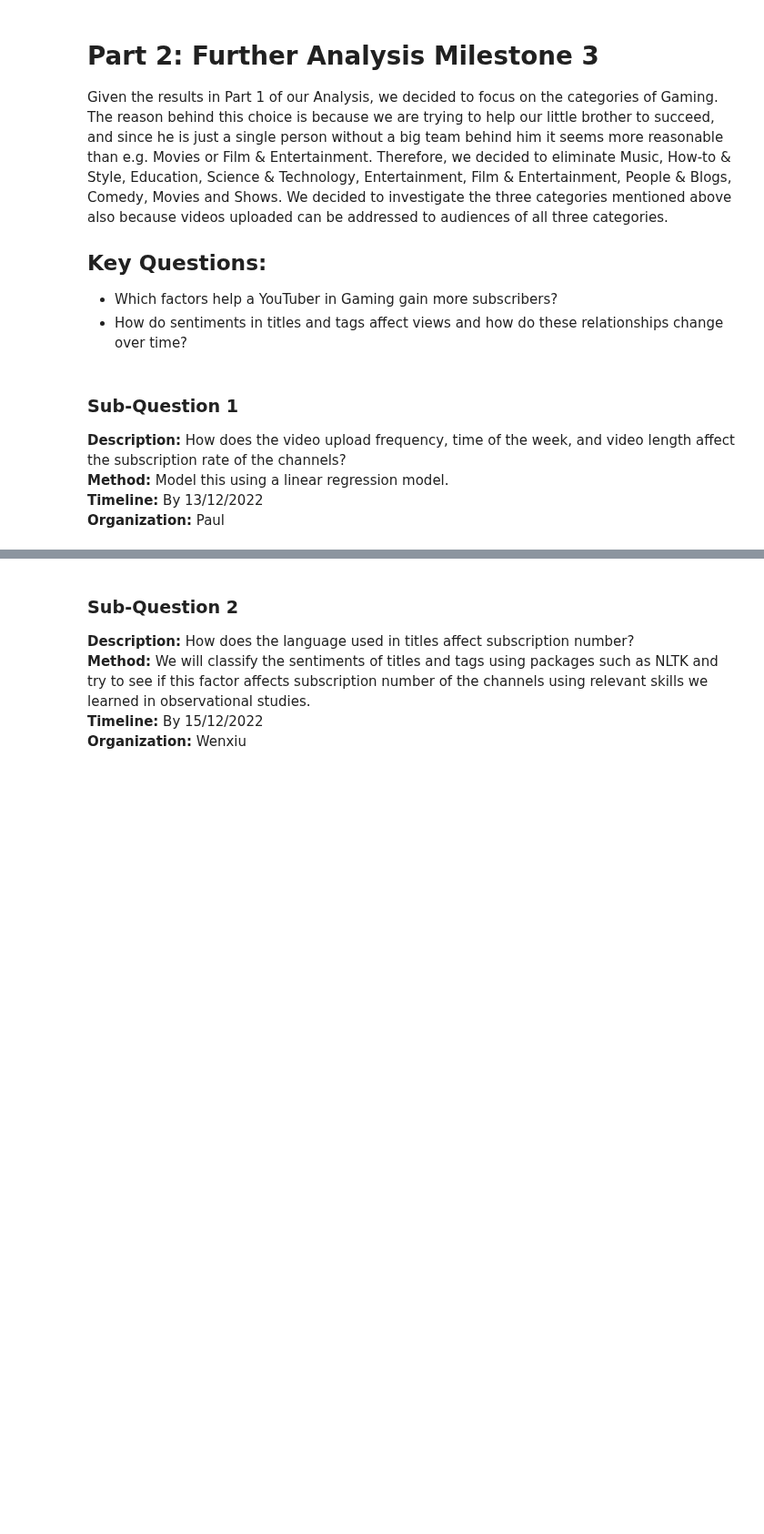
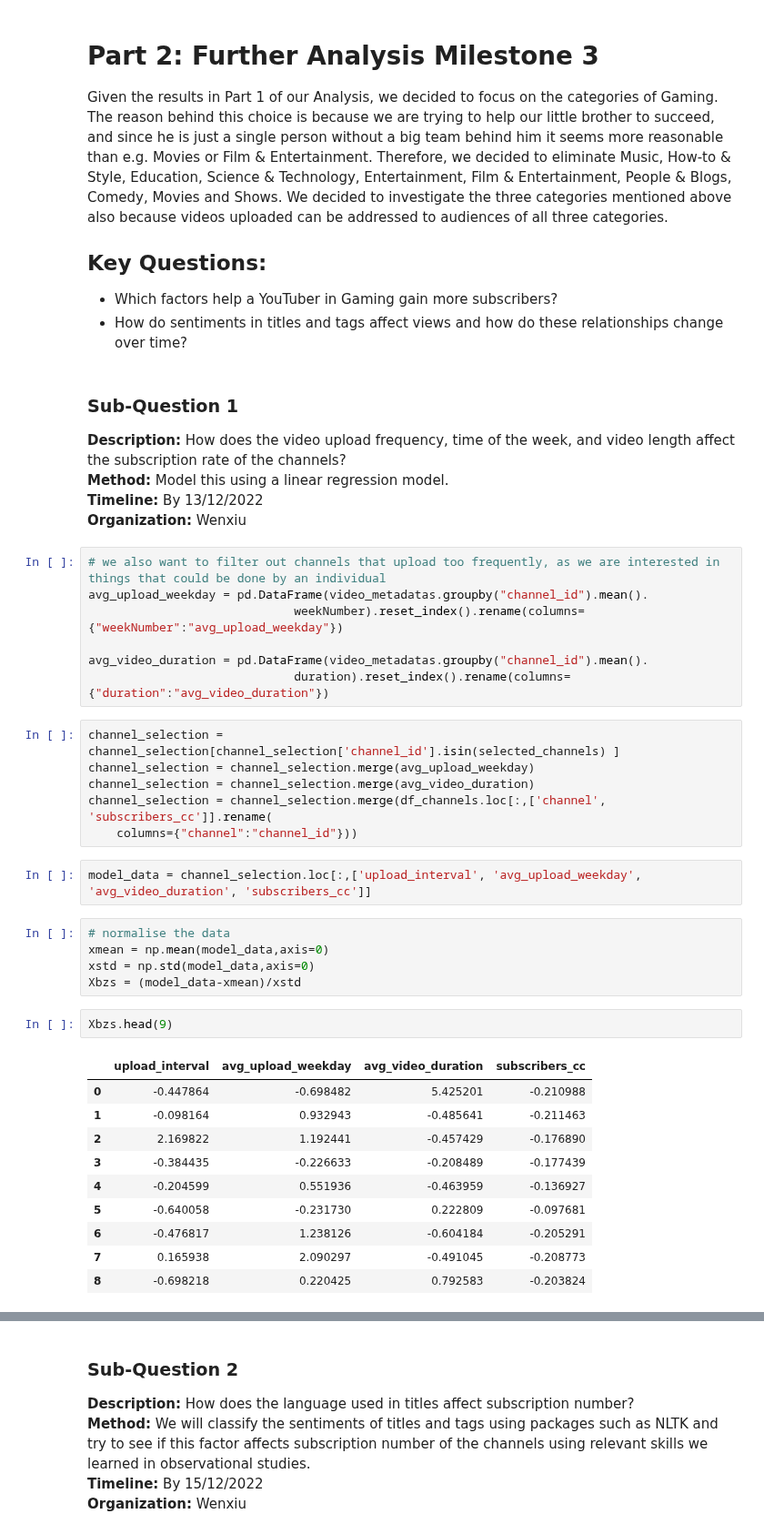
Before and after one commit to epfl-ada/ada-2022-project-adaptation, a Jupyter notebook: MS3_Analysis.ipynb, the cells around one changed output, grey strips where cells are left out. Shown at 91% size. Cells and saved outputs as stored; diff of their text form; blank space fills up the shorter version.

Commit message:
part1&2 done

```diff
--- a/MS3_Analysis.ipynb
+++ b/MS3_Analysis.ipynb
@@ -240,4 +243,37 @@ Given the results in Part 1 of our Analysis, we decided to focus on the categori
 **Description:** How does the video upload frequency, time of the week, and video length affect the subscription rate of the channels?
 **Method:** Model this using a linear regression model.
 **Timeline:** By 13/12/2022
-**Organization:** Paul
+**Organization:** Wenxiu
+# %%
+# we also want to filter out channels that upload too frequently, as we are interested in things that could be done by an individual
+avg_upload_weekday = pd.DataFrame(video_metadatas.groupby("channel_id").mean().
+                             weekNumber).reset_index().rename(columns={"weekNumber":"avg_upload_weekday"})
+
+avg_video_duration = pd.DataFrame(video_metadatas.groupby("channel_id").mean().
+                             duration).reset_index().rename(columns={"duration":"avg_video_duration"})
+# %%
+channel_selection = channel_selection[channel_selection['channel_id'].isin(selected_channels) ]
+channel_selection = channel_selection.merge(avg_upload_weekday)
+channel_selection = channel_selection.merge(avg_video_duration)
+channel_selection = channel_selection.merge(df_channels.loc[:,['channel', 'subscribers_cc']].rename(
+    columns={"channel":"channel_id"}))
+# %%
+model_data = channel_selection.loc[:,['upload_interval', 'avg_upload_weekday', 'avg_video_duration', 'subscribers_cc']]
+# %%
+# normalise the data
+xmean = np.mean(model_data,axis=0)
+xstd = np.std(model_data,axis=0)
+Xbzs = (model_data-xmean)/xstd
+# %%
+Xbzs.head(9)
+# %% [output]
+|  | upload_interval | avg_upload_weekday | avg_video_duration | subscribers_cc |
+| 0 | -0.447864 | -0.698482 | 5.425201 | -0.210988 |
+| 1 | -0.098164 | 0.932943 | -0.485641 | -0.211463 |
+| 2 | 2.169822 | 1.192441 | -0.457429 | -0.176890 |
+| 3 | -0.384435 | -0.226633 | -0.208489 | -0.177439 |
+| 4 | -0.204599 | 0.551936 | -0.463959 | -0.136927 |
+| 5 | -0.640058 | -0.231730 | 0.222809 | -0.097681 |
+| 6 | -0.476817 | 1.238126 | -0.604184 | -0.205291 |
+| 7 | 0.165938 | 2.090297 | -0.491045 | -0.208773 |
+| 8 | -0.698218 | 0.220425 | 0.792583 | -0.203824 |
```
Also changed, not shown: parts of 39 cells of this notebook.
